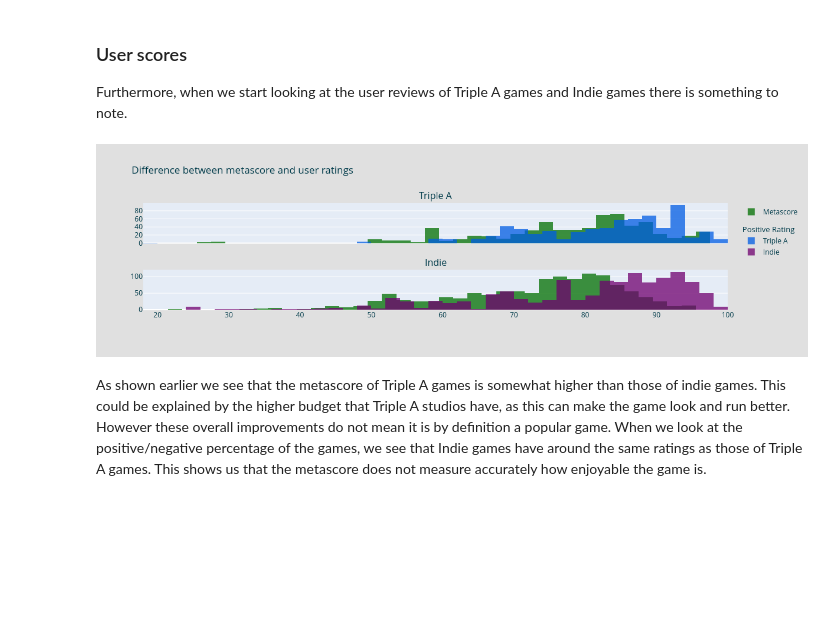
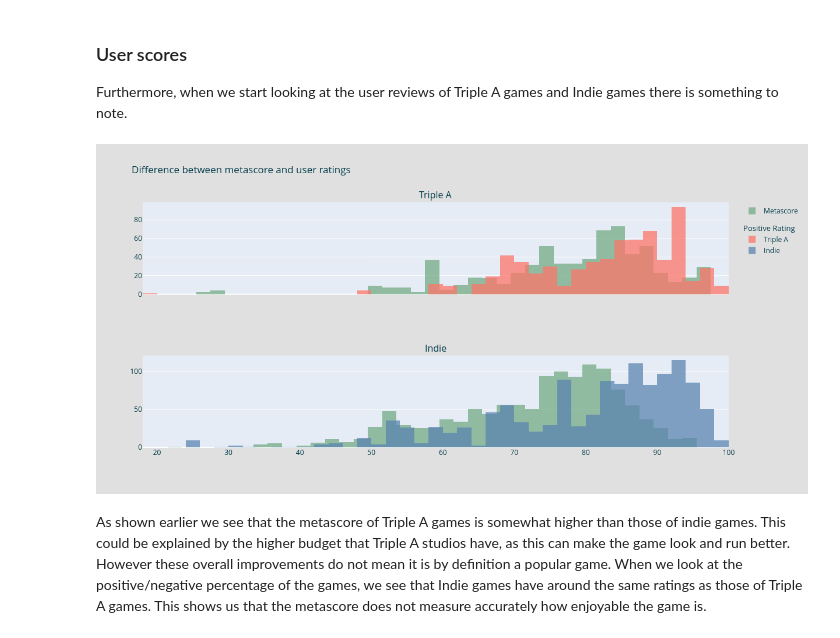
Before and after one commit to yarben/InfVis, a Jupyter notebook: docs/home.ipynb, the cells around one changed output. Saved outputs shown, nothing was run; the diff lists cells and outputs as text; code cells hidden in the pictures; blank space fills up the shorter version.

```diff
--- a/docs/home.ipynb
+++ b/docs/home.ipynb
@@ -454,7 +454,7 @@ fig.add_trace(
     go.Histogram(
         name='Metascore',
         x = AAA_df['metascore'],
-        marker={'color':'#006F00'}, # green
+        marker={'color':'#73AB84'}, # green
         legendgroup='meta',
     ),
     row=1, col=1
@@ -464,7 +464,7 @@ fig.add_trace(
     go.Histogram(
         name='Triple A',
         x = AAA_df['ratio_rating'],
-        marker={'color':'#005DE3'}, # purple
+        marker={'color':'#fc766a'}, # purple
         legendgroup='Positive rating',
         legendgrouptitle_text = 'Positive Rating',
     ),
@@ -475,37 +475,37 @@ fig.add_trace(
     go.Histogram(
         name='metascore 2',
         x = indi_df['metascore'],
-        marker={'color':'#006F00'}, # green
+        marker={'color':'#73AB84'}, # green
         legendgroup='meta',
         showlegend = False,
     ),
     row=2, col=1
 )
 fig.add_trace(
     go.Histogram(
         name='Indie',
         x = indi_df['ratio_rating'],
-        marker={'color':'#6F006F'}, # blue
+        marker={'color':'#5b84b1'}, # blue
         legendgroup='Positive rating',
         # showlegend=False,
     ),
     row=2, col=1
 )
 
 fig.update_layout(
     title = 'Analysis of metascores for different variables',
     paper_bgcolor = '#E0E0E0',
     font={'color':'#003B4A'},
     barmode='overlay',
     height = 600,
 )
 
 fig.update_layout(title='Difference between metascore and user ratings')
 fig.update_traces(opacity=0.75)
 
 fig.show()
 # %% [output]
-[figure, old version]
+[figure, new version]
 # %% [markdown]
 As shown earlier we see that the metascore of Triple A games is somewhat higher than those of indie games. This could be explained by the higher budget that Triple A studios have, as this can make the game look and run better. However these overall improvements do not mean it is by definition a popular game. When we look at the positive/negative percentage of the games, we see that Indie games have around the same ratings as those of Triple A games. This shows us that the metascore does not measure accurately how enjoyable the game is.
 # %% [markdown]
```
Also changed, not shown: parts of 8 cells of this notebook.
